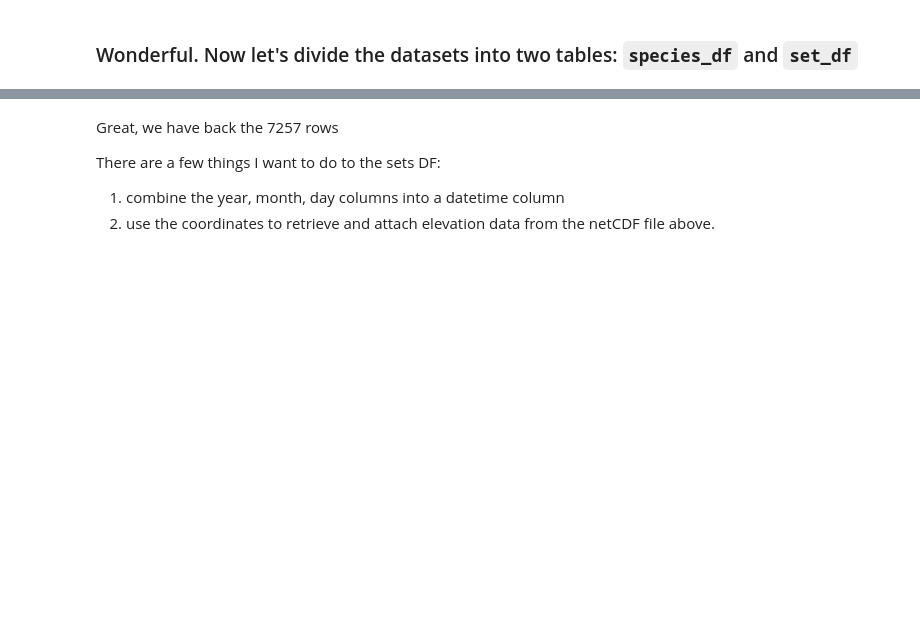
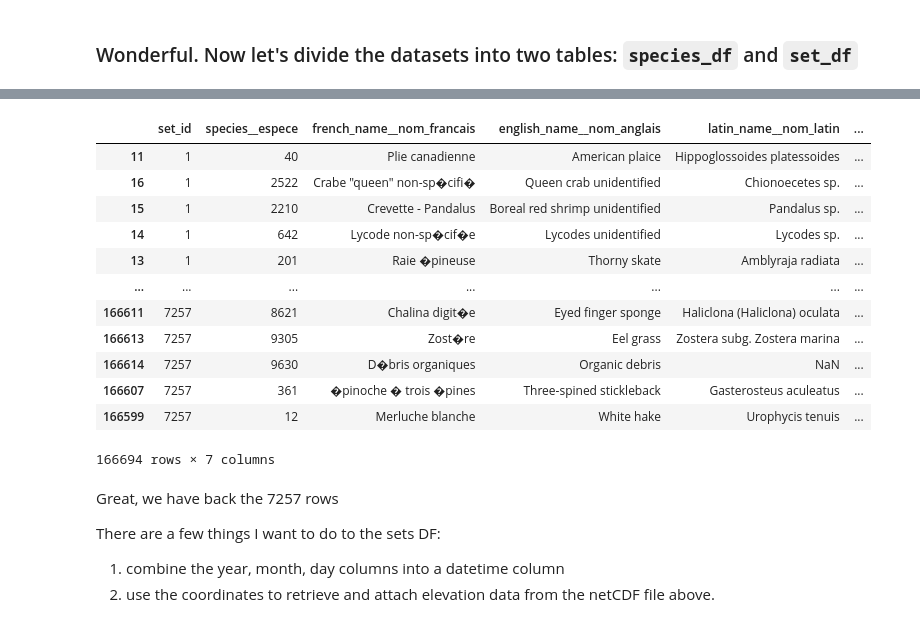
Before and after one commit to davjfish/WatspeedStatsGroupProject, a Jupyter notebook: analysis/Initial_Exploration_of_Data.ipynb, the cells around one changed output, grey strips where cells are left out. Saved outputs shown, nothing was run; the diff lists cells and outputs as text; code cells hidden in the pictures; blank space fills up the shorter version.

```diff
--- a/analysis/Initial_Exploration_of_Data.ipynb
+++ b/analysis/Initial_Exploration_of_Data.ipynb
@@ -295,4 +314,20 @@ set_df
 7257 rows × 9 columns
+# %%
+species_df
+# %% [output]
+|  | set_id | species__espece | french_name__nom_francais | english_name__nom_anglais | latin_name__nom_latin | ... |
+| 11 | 1 | 40 | Plie canadienne | American plaice | Hippoglossoides platessoides | ... |
+| 16 | 1 | 2522 | Crabe "queen" non-sp�cifi� | Queen crab unidentified | Chionoecetes sp. | ... |
+| 15 | 1 | 2210 | Crevette - Pandalus | Boreal red shrimp unidentified | Pandalus sp. | ... |
+| 14 | 1 | 642 | Lycode non-sp�cif�e | Lycodes unidentified | Lycodes sp. | ... |
+| 13 | 1 | 201 | Raie �pineuse | Thorny skate | Amblyraja radiata | ... |
+| ... | ... | ... | ... | ... | ... | ... |
+| 166611 | 7257 | 8621 | Chalina digit�e | Eyed finger sponge | Haliclona (Haliclona) oculata | ... |
+| 166613 | 7257 | 9305 | Zost�re | Eel grass | Zostera subg. Zostera marina | ... |
+| 166614 | 7257 | 9630 | D�bris organiques | Organic debris | NaN | ... |
+| 166607 | 7257 | 361 | �pinoche � trois �pines | Three-spined stickleback | Gasterosteus aculeatus | ... |
+| 166599 | 7257 | 12 | Merluche blanche | White hake | Urophycis tenuis | ... |
+166694 rows × 7 columns
 # %% [markdown]
 Great, we have back the 7257 rows
 
```
Also changed, not shown: parts of 5 cells of this notebook, 1 other file.
